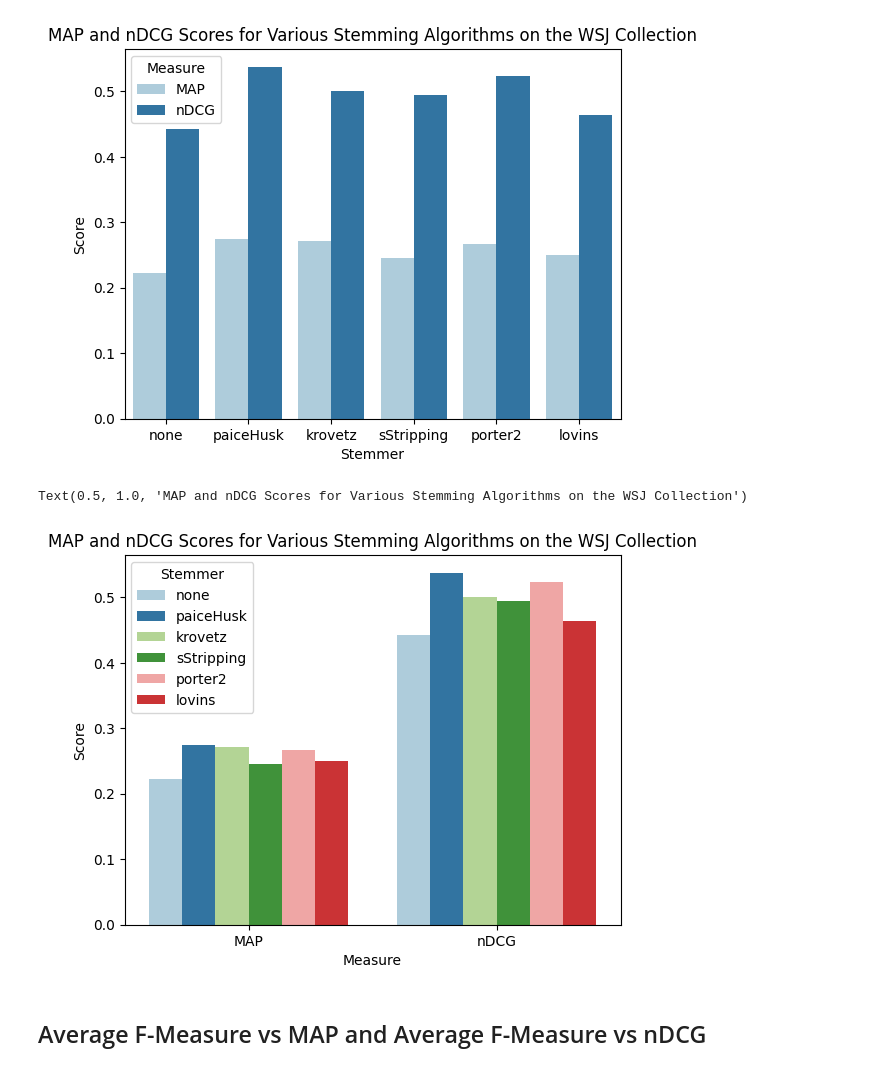
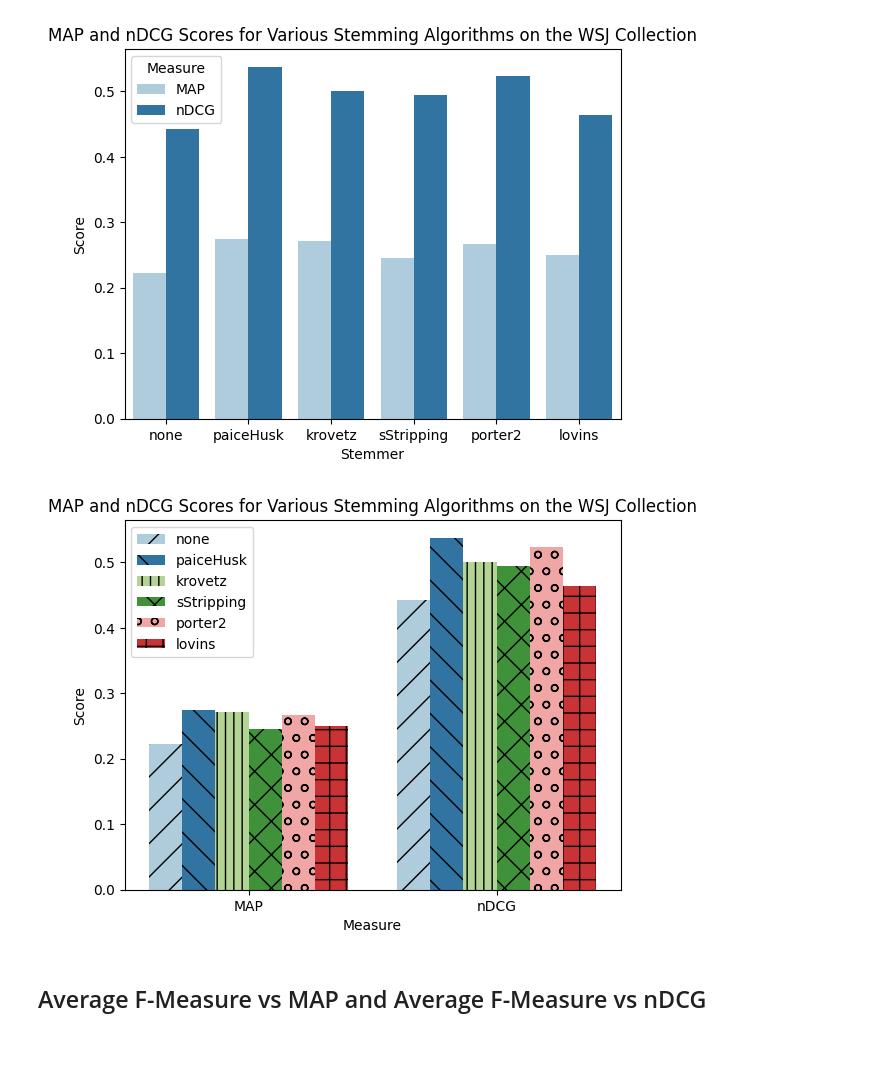
Before and after one commit to Axiomatic314/Stemming, a Jupyter notebook: wsj.ipynb, the cells around one changed output. Cells and saved outputs as stored; diff of their text form; code cells hidden in the pictures.

Commit message:
added patterns to graphs

```diff
--- a/wsj.ipynb
+++ b/wsj.ipynb
@@ -36,11 +37,18 @@ plt.title("MAP and nDCG Scores for Various Stemming Algorithms on the WSJ Collec
 Text(0.5, 1.0, 'MAP and nDCG Scores for Various Stemming Algorithms on the WSJ Collection')
 [figure]
 # %%
-sns.barplot(x="Measure", y="Score", hue="Stemmer", data=df, palette=sns.color_palette("Paired"))
+ax = sns.barplot(x="Measure", y="Score", hue="Stemmer", data=df, palette=sns.color_palette("Paired"))
+hatches = itertools.cycle([ "/", "\\", "||", "x", "o", "+", "-"])
+num_stemmers = 2
+for i, bar in enumerate(ax.patches):
+    if i % num_stemmers == 0:
+        hatch = next(hatches)
+    bar.set_hatch(hatch)
+ax.legend(loc="best")
 plt.title("MAP and nDCG Scores for Various Stemming Algorithms on the WSJ Collection")
+plt.show()
 # %% [output]
-Text(0.5, 1.0, 'MAP and nDCG Scores for Various Stemming Algorithms on the WSJ Collection')
-[figure, old version]
+[figure, new version]
 # %% [markdown]
 ## Average F-Measure vs MAP and Average F-Measure vs nDCG
 # %%
```
Also changed, not shown: parts of 1 cell of this notebook.
